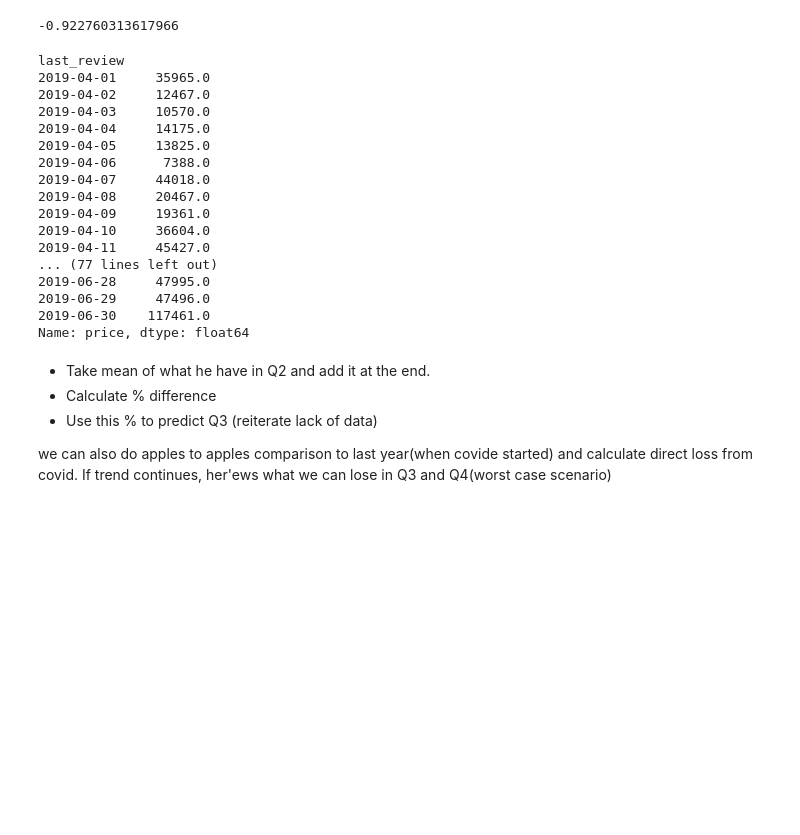
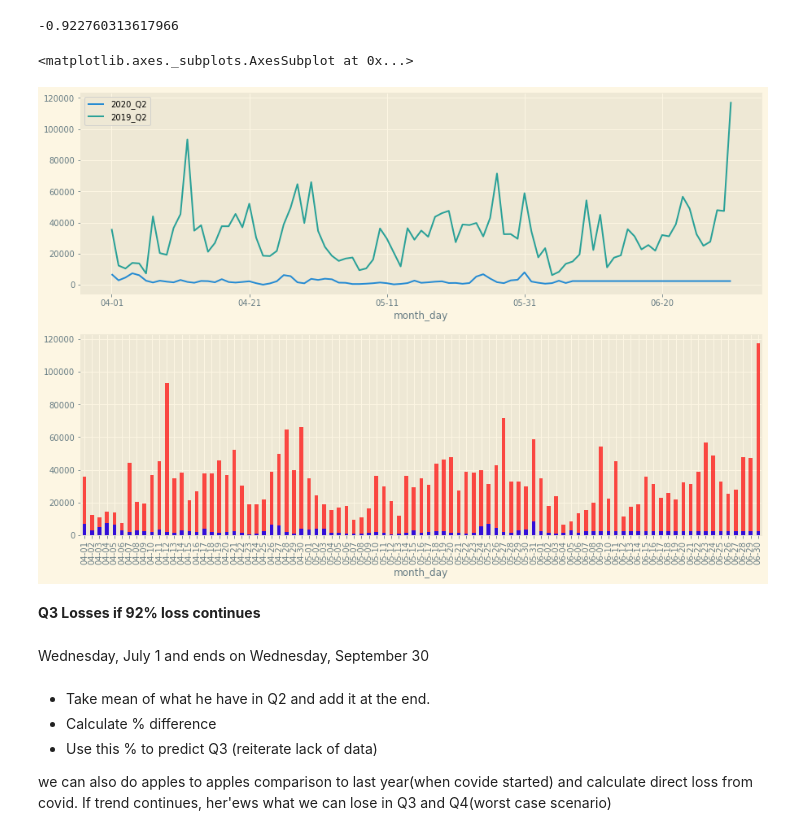
Before and after one commit to KishenSharma6/SF_Airbnb_Rental_Market_Analysis, a Jupyter notebook: Project_Codes/04_Modeling/2020_0715_Market_Analysis.ipynb, the cells around one changed output. Drawn from its saved outputs; the diff is of its cells as text; code cells hidden in the pictures; blank space fills up the shorter version.

```diff
--- a/Project_Codes/04_Modeling/2020_0715_Market_Analysis.ipynb
+++ b/Project_Codes/04_Modeling/2020_0715_Market_Analysis.ipynb
@@ -138,25 +138,3 @@ Q2_percent_loss # fill NA with mean
 # %% [output]
 -2732745.44117647
 -0.922760313617966
-# %%
-#daily_gross.index.get_loc('2019-04-01') #Index
-Q2_2019 = daily_gross.iloc[274:365]
-Q2_2019
-# %% [output]
-last_review
-2019-04-01     35965.0
-2019-04-02     12467.0
-2019-04-03     10570.0
-2019-04-04     14175.0
-2019-04-05     13825.0
-2019-04-06      7388.0
-2019-04-07     44018.0
-2019-04-08     20467.0
-2019-04-09     19361.0
-2019-04-10     36604.0
-2019-04-11     45427.0
-... (77 lines left out)
-2019-06-28     47995.0
-2019-06-29     47496.0
-2019-06-30    117461.0
-Name: price, dtype: float64
@@ -166,0 +141,22 @@ Tuesday, June 30
+# %%
+Q2_stats.reset_index(inplace= True)
+# %%
+Q2_stats[['year','month_day']] = Q2_stats['index'].astype(str).str.split('-',1,expand=True)
+
+Q2_stats.set_index('month_day')
+
+Q2_stats.drop(['year', 'index'], inplace = True, axis =1)
+# %%
+Q2_stats.set_index('month_day', inplace = True)
+# %%
+
+f, ax = plt.subplots(2,1, figsize = (15,10))
+
+Q2_stats['2019_Q2'].plot(kind = 'bar', ax=ax[1], color = 'r', alpha = .7)
+Q2_stats['2020_Q2'].plot(kind = 'bar', ax=ax[1], color ='b',alpha = .8)
+Q2_stats.plot(ax=ax[0])
+# %% [output]
+<matplotlib.axes._subplots.AxesSubplot at 0x...>
+[figure, added]
+# %% [markdown]
+**Q3 Losses if 92% loss continues**
@@ -167,3 +178,7 @@ Tuesday, June 30
+# %% [markdown]
+Wednesday, July 1
+and ends on
+Wednesday, September 30
 # %% [markdown]
 * Take mean of what he have in Q2 and add it at the end.
 * Calculate % difference
```
Also changed, not shown: parts of 28 cells of this notebook.
